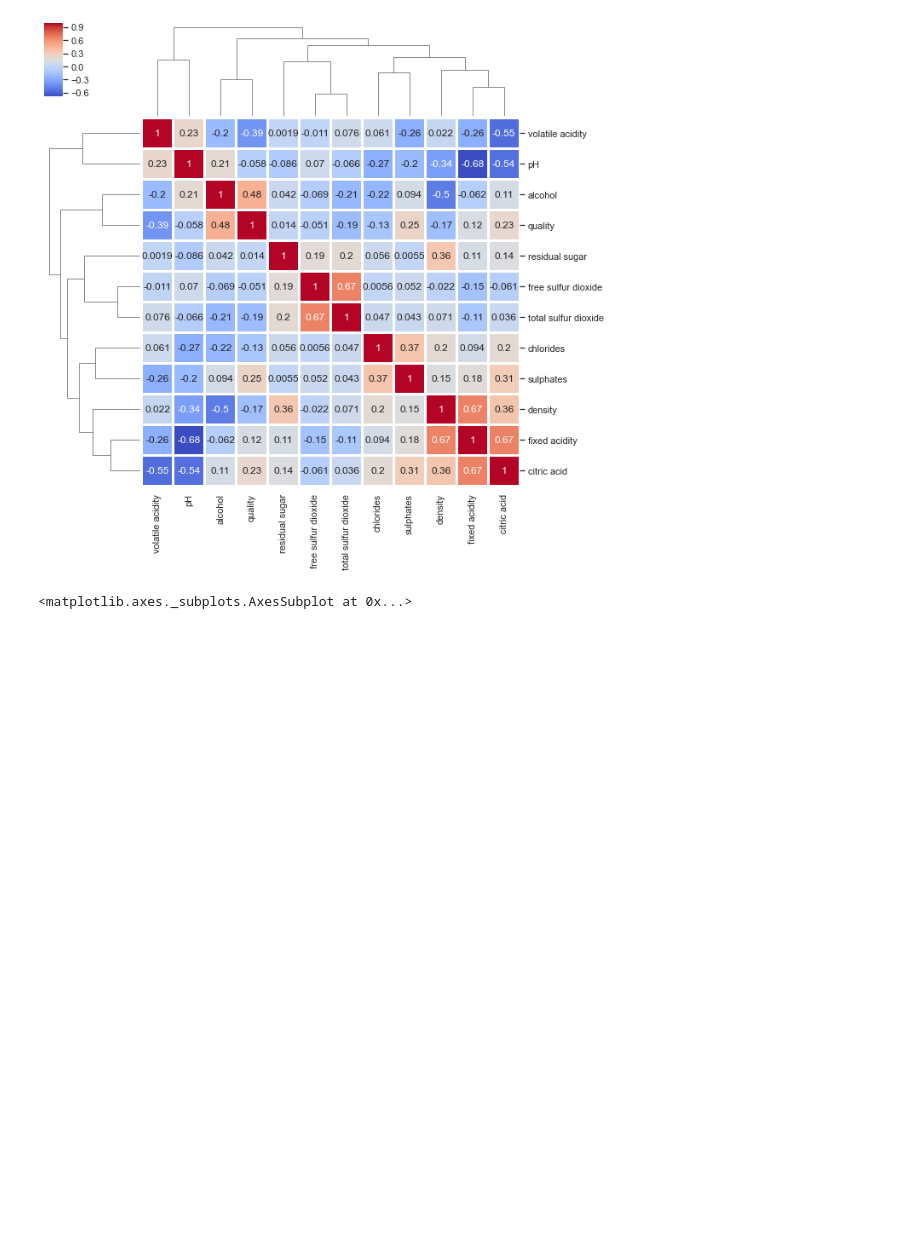
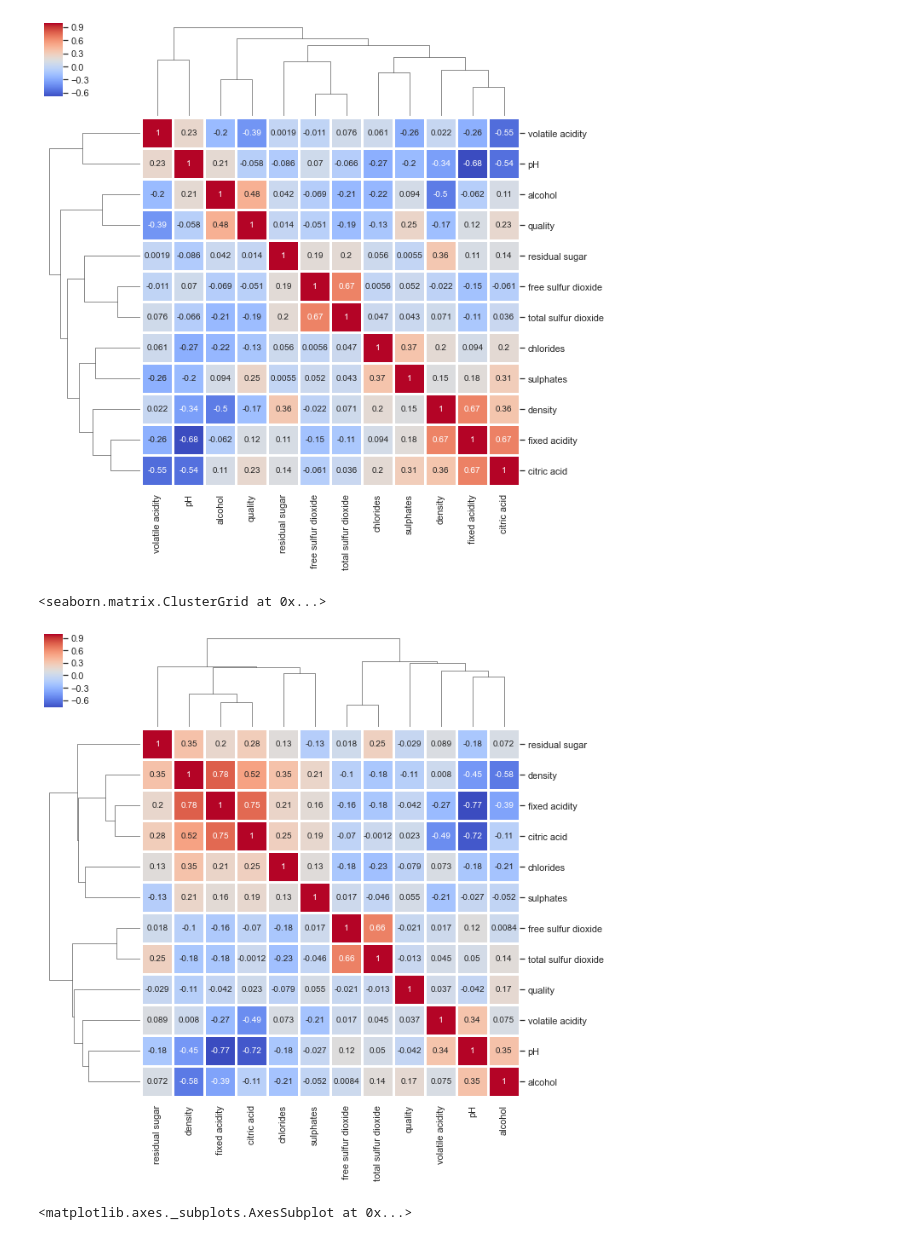
Before and after one commit to Chizzy-codes/Red-Wine-Quality-ML-Model, a Jupyter notebook: Red WIne Predictive model.ipynb, the cells around one changed output. Drawn from its saved outputs; the diff is of its cells as text; code cells hidden in the pictures; blank space fills up the shorter version.

```diff
--- a/Red WIne Predictive model.ipynb
+++ b/Red WIne Predictive model.ipynb
@@ -18,6 +18,7 @@ import pylab as pl
 import matplotlib.pyplot as plt
 import warnings
 warnings.filterwarnings(action='ignore')
+sns.set()
 
 from sklearn import preprocessing
 from sklearn.metrics import accuracy_score
@@ -279,6 +372,11 @@ sns.clustermap(reddf.iloc[:, 0:12].corr(), linewidth=2, cmap='coolwarm', annot=T
 # %% [output]
 <seaborn.matrix.ClusterGrid at 0x...>
 [figure]
+# %%
+sns.clustermap(gooddata.iloc[:, 0:12].corr(), linewidth=2, cmap='coolwarm', annot=True)
+# %% [output]
+<seaborn.matrix.ClusterGrid at 0x...>
+[figure, added]
 # %%
 plt.figure(figsize=(9,9))
 sns.heatmap(gooddata.iloc[:, 0:12].corr(),linewidth=2, cmap='coolwarm', annot=True )
```
Also changed, not shown: parts of 9 cells of this notebook.
